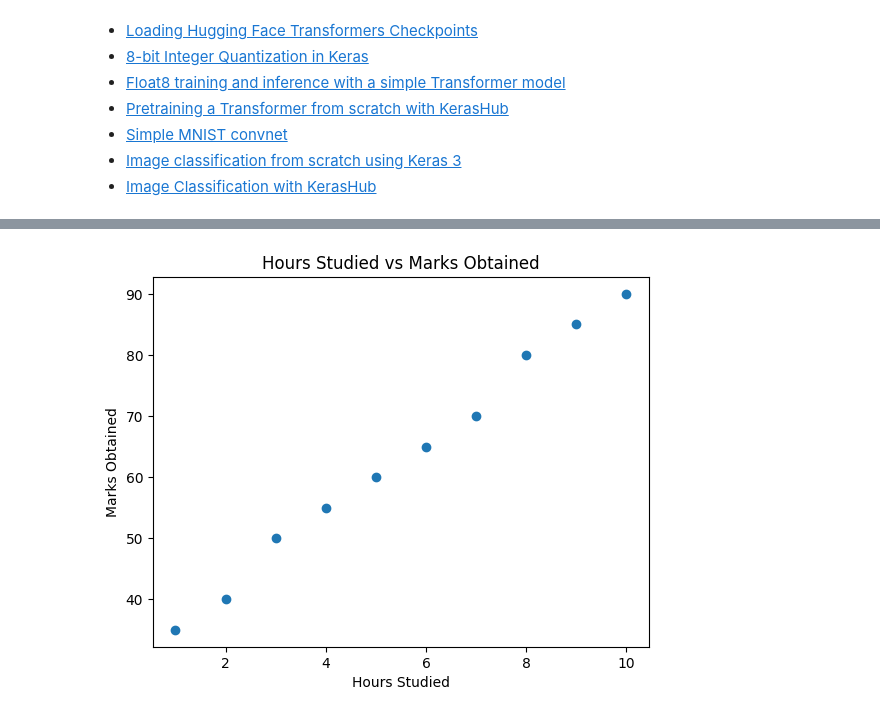
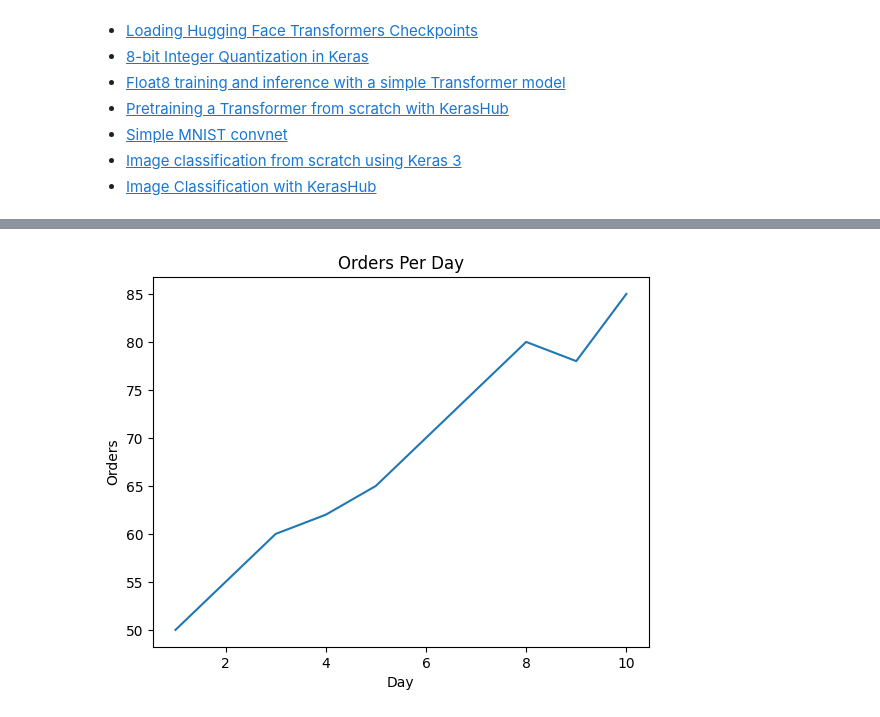
Before and after one commit to saumyajain545/pythonlab, a Jupyter notebook: Welcome_To_Colab.ipynb, the cells around one changed output, grey strips where cells are left out. Saved outputs shown, nothing was run; the diff lists cells and outputs as text; code cells hidden in the pictures.

```diff
--- a/Welcome_To_Colab.ipynb
+++ b/Welcome_To_Colab.ipynb
@@ -416,23 +359,15 @@ plt.show()
 # %%
-# Q9. Scatter Plot showing relationship between hours studied and marks obtained
-
 import matplotlib.pyplot as plt
 
-# Hours studied by students
-hours_studied = [1, 2, 3, 4, 5, 6, 7, 8, 9, 10]
+days = [1,2,3,4,5,6,7,8,9,10]
+orders = [50,55,60,62,65,70,75,80,78,85]
 
-# Corresponding marks obtained
-marks_obtained = [35, 40, 50, 55, 60, 65, 70, 80, 85, 90]
+plt.plot(days, orders)
 
-# Create scatter plot
-plt.scatter(hours_studied, marks_obtained, marker='o')
+plt.title("Orders Per Day")
+plt.xlabel("Day")
+plt.ylabel("Orders")
 
-# Add title and labels
-plt.title("Hours Studied vs Marks Obtained")
-plt.xlabel("Hours Studied")
-plt.ylabel("Marks Obtained")
-
-# Display chart
 plt.show()
 # %% [output]
-[figure, old version]
+[figure, new version]
```
Also changed, not shown: parts of 22 cells of this notebook.
